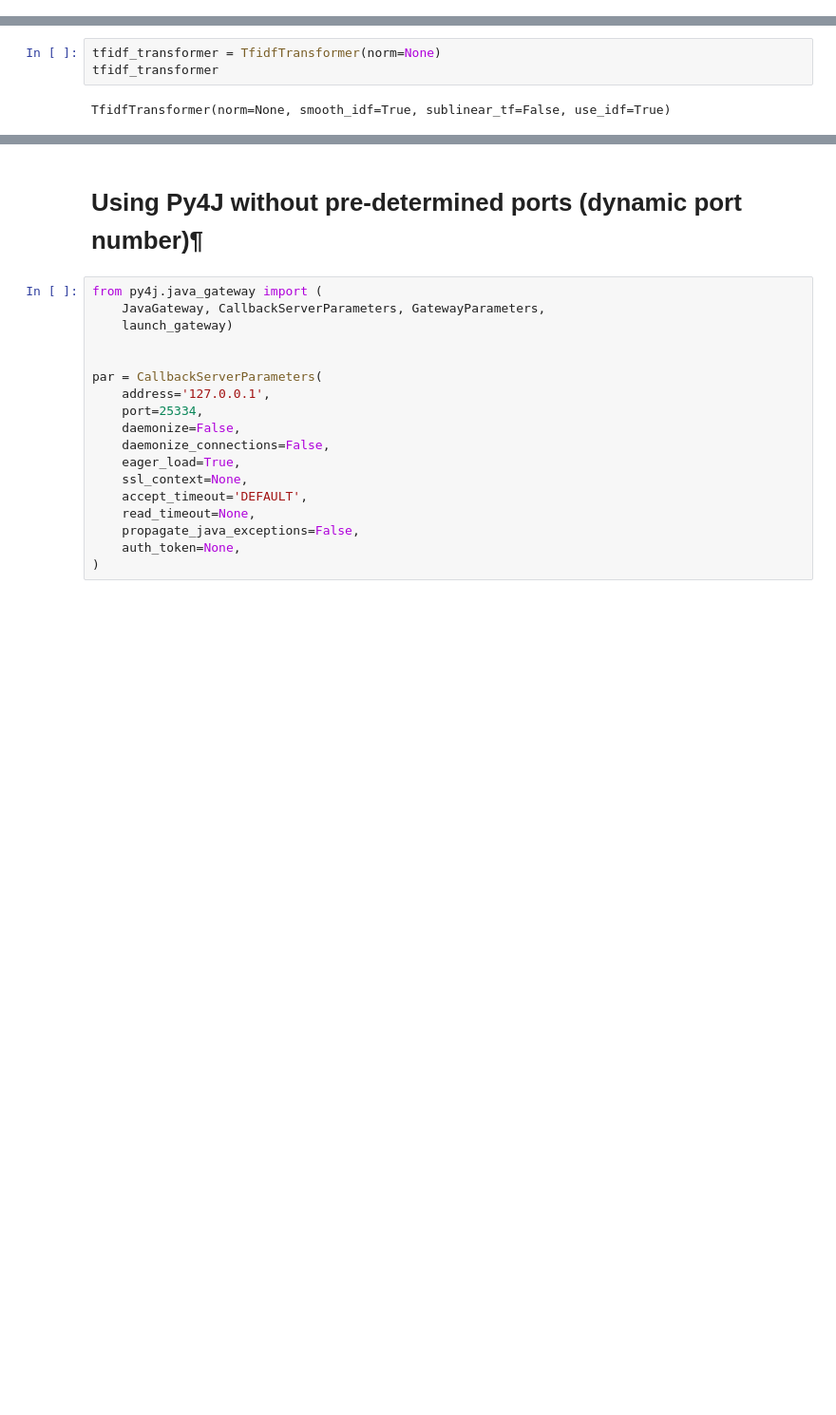
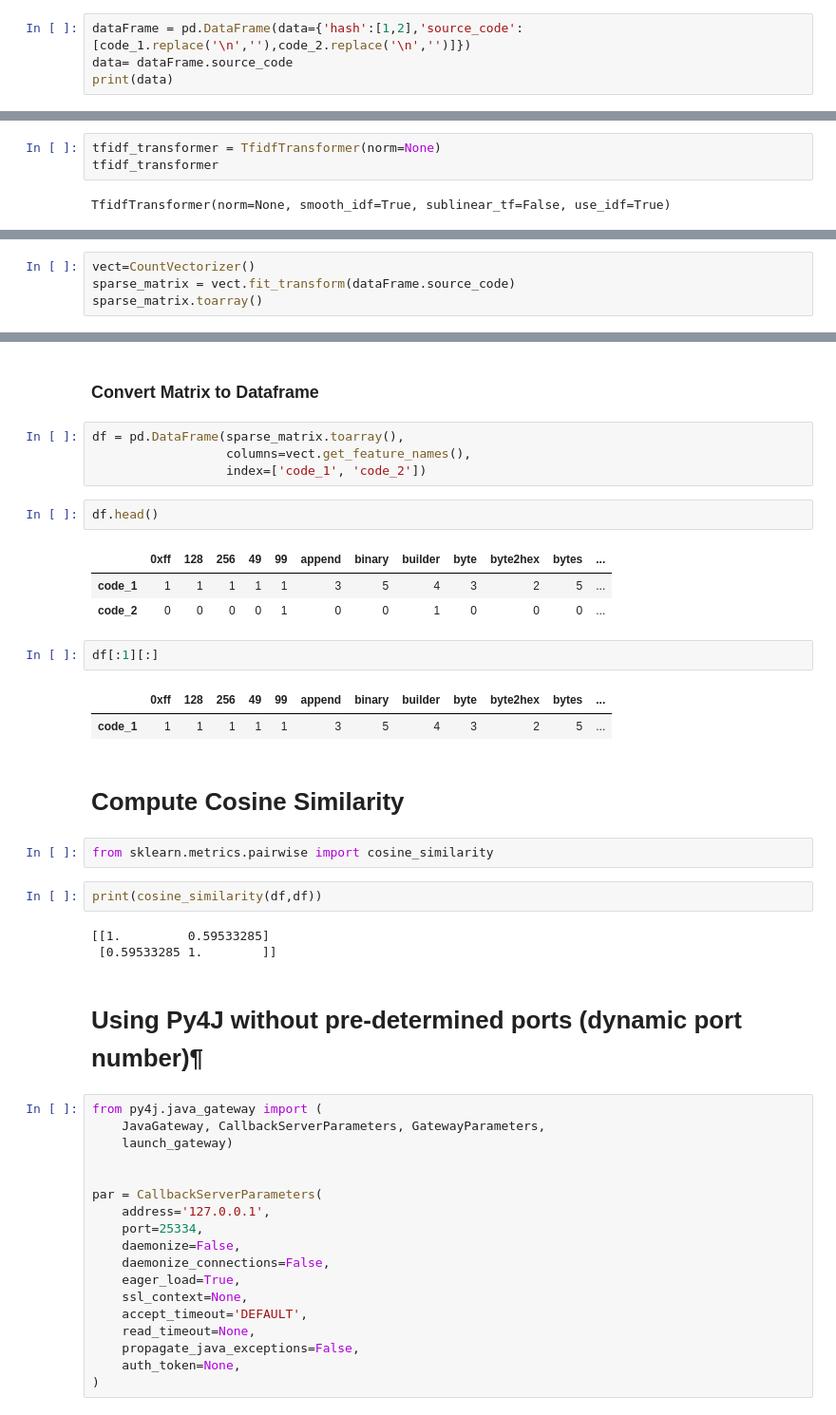
Before and after one commit to NabeelShahidKhan/DataScience, a Jupyter notebook: DocSim (1).ipynb, the cells around one changed output, grey strips where cells are left out. Shown: that part at 95% size. Cells and saved outputs as stored; diff of their text form; blank space fills up the shorter version.

```diff
--- a/DocSim (1).ipynb
+++ b/DocSim (1).ipynb
@@ -157,0 +251,4 @@ Name: source_code, dtype: object
+# %%
+dataFrame = pd.DataFrame(data={'hash':[1,2],'source_code':[code_1.replace('\n',''),code_2.replace('\n','')]})
+data= dataFrame.source_code
+print(data)
@@ -244,0 +320,4 @@ TypeError: unsupported operand type(s) for /: 'str' and 'int'
+# %%
+vect=CountVectorizer()
+sparse_matrix = vect.fit_transform(dataFrame.source_code)
+sparse_matrix.toarray()
@@ -245,3 +335,29 @@ TypeError: unsupported operand type(s) for /: 'str' and 'int'
+# %% [markdown]
+### **Convert Matrix to  Dataframe**
+# %%
+df = pd.DataFrame(sparse_matrix.toarray(),
+                  columns=vect.get_feature_names(),
+                  index=['code_1', 'code_2'])
+# %%
+df.head()
+# %% [output]
+|  | 0xff | 128 | 256 | 49 | 99 | append | binary | builder | byte | byte2hex | bytes | ... |
+| code_1 | 1 | 1 | 1 | 1 | 1 | 3 | 5 | 4 | 3 | 2 | 5 | ... |
+| code_2 | 0 | 0 | 0 | 0 | 1 | 0 | 0 | 1 | 0 | 0 | 0 | ... |
+# %%
+df[:1][:]
+# %% [output]
+|  | 0xff | 128 | 256 | 49 | 99 | append | binary | builder | byte | byte2hex | bytes | ... |
+| code_1 | 1 | 1 | 1 | 1 | 1 | 3 | 5 | 4 | 3 | 2 | 5 | ... |
+# %% [markdown]
+# **Compute Cosine Similarity**
+# %%
+from sklearn.metrics.pairwise import cosine_similarity
+# %%
+print(cosine_similarity(df,df))
+# %% [output]
+[[1.         0.59533285]
+ [0.59533285 1.        ]]
 # %% [markdown]
 #  Using Py4J without pre-determined ports (dynamic port number)¶
 # %%
```
Also changed, not shown: parts of 15 cells of this notebook.
